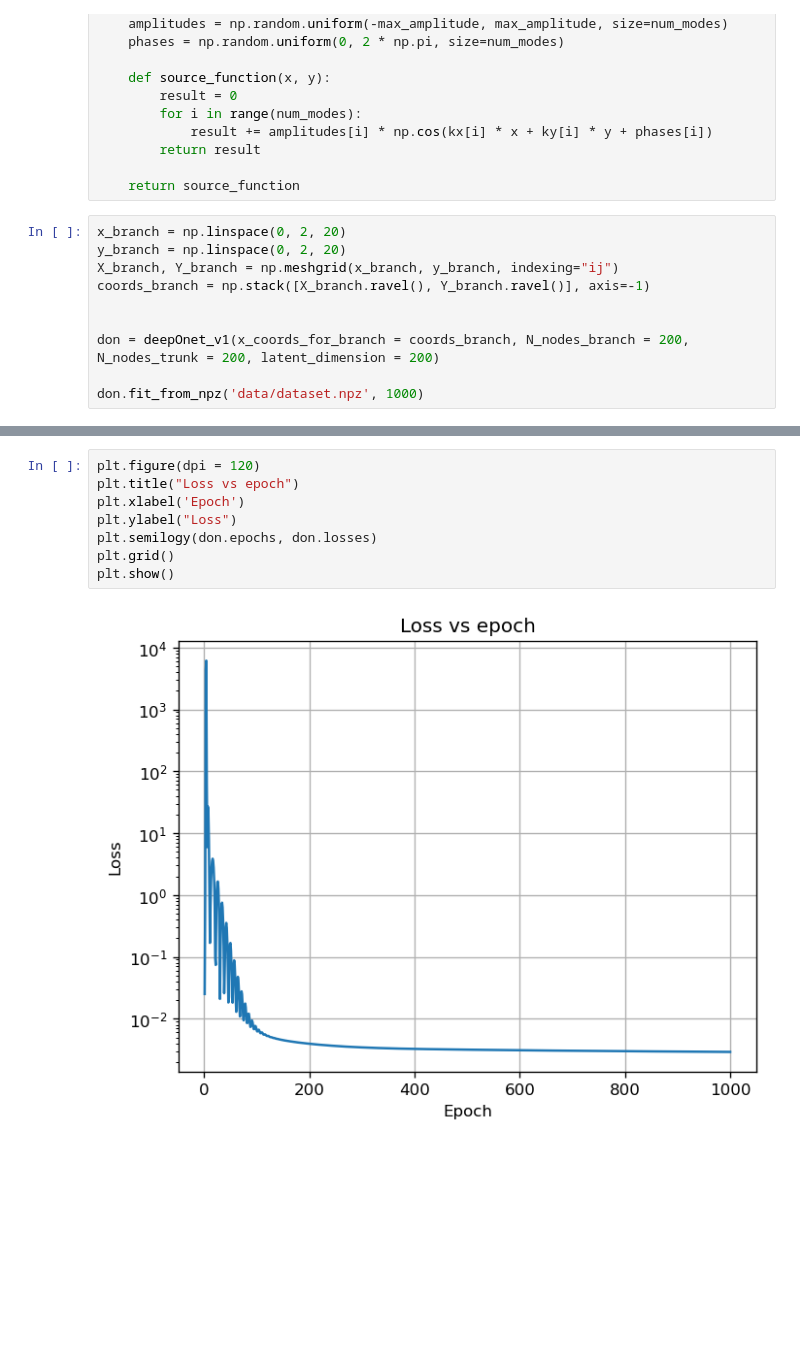
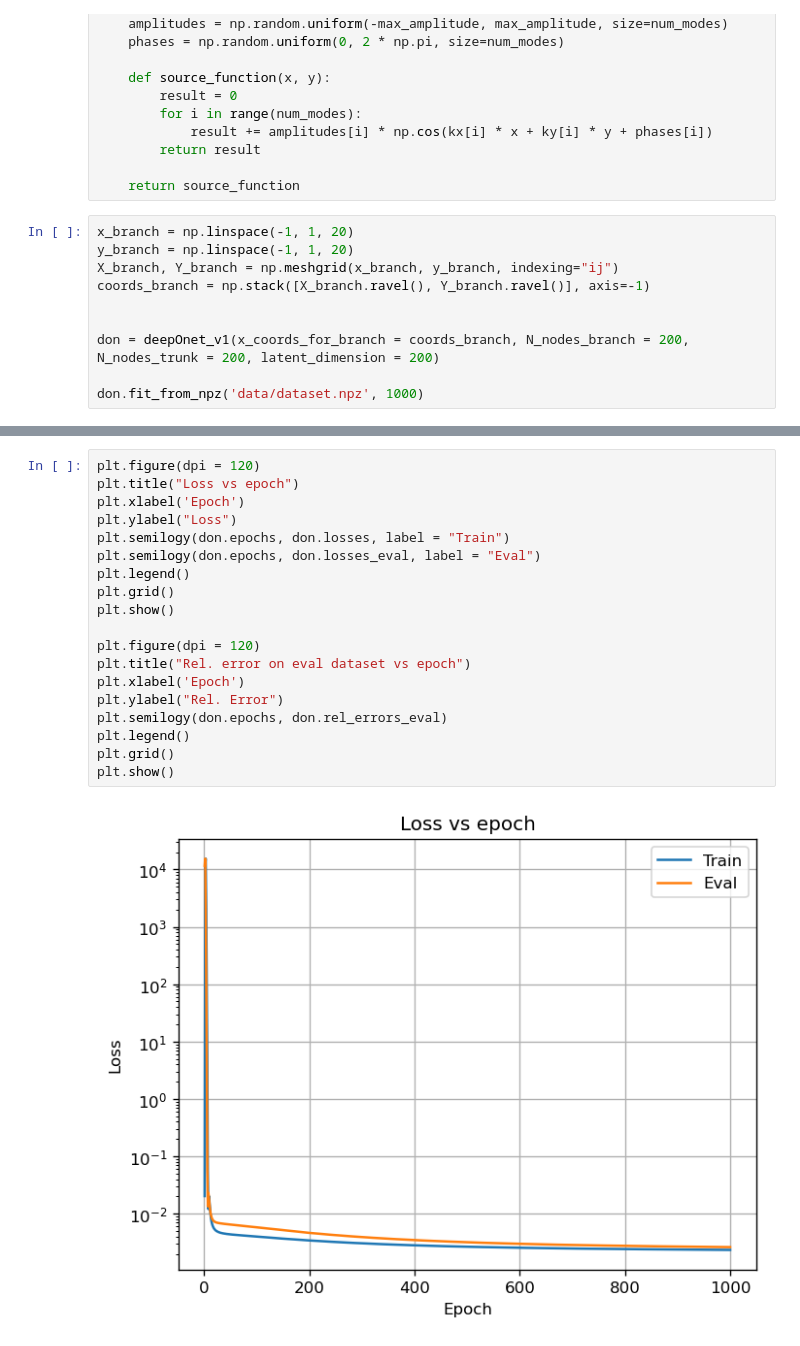
Before and after one commit to sottoviafilippo/trying-out-neural-operators, a Jupyter notebook: deepOnet_trials.ipynb, the cells around one changed output, grey strips where cells are left out. Drawn from its saved outputs; the diff is of its cells as text; blank space fills up the shorter version.

```diff
--- a/deepOnet_trials.ipynb
+++ b/deepOnet_trials.ipynb
@@ -26,8 +26,8 @@ def generate_source_function(num_modes:int=4, max_freq:int=5, max_amplitude = 1.
 
     return source_function
 # %%
-x_branch = np.linspace(0, 2, 20)
-y_branch = np.linspace(0, 2, 20)
+x_branch = np.linspace(-1, 1, 20)
+y_branch = np.linspace(-1, 1, 20)
 X_branch, Y_branch = np.meshgrid(x_branch, y_branch, indexing="ij")
 coords_branch = np.stack([X_branch.ravel(), Y_branch.ravel()], axis=-1)
 
@@ -49,10 +56,21 @@ Epoch [1000/1000], Loss: 0.0029
 # %%
 plt.figure(dpi = 120)
 plt.title("Loss vs epoch")
 plt.xlabel('Epoch')
 plt.ylabel("Loss")
-plt.semilogy(don.epochs, don.losses)
+plt.semilogy(don.epochs, don.losses, label = "Train")
+plt.semilogy(don.epochs, don.losses_eval, label = "Eval")
+plt.legend()
 plt.grid()
 plt.show()
+
+plt.figure(dpi = 120)
+plt.title("Rel. error on eval dataset vs epoch")
+plt.xlabel('Epoch')
+plt.ylabel("Rel. Error")
+plt.semilogy(don.epochs, don.rel_errors_eval)
+plt.legend()
+plt.grid()
+plt.show()
 # %% [output]
-[figure, old version]
+[figure, new version]
```
Also changed, not shown: parts of 5 cells of this notebook, 2 other files.
